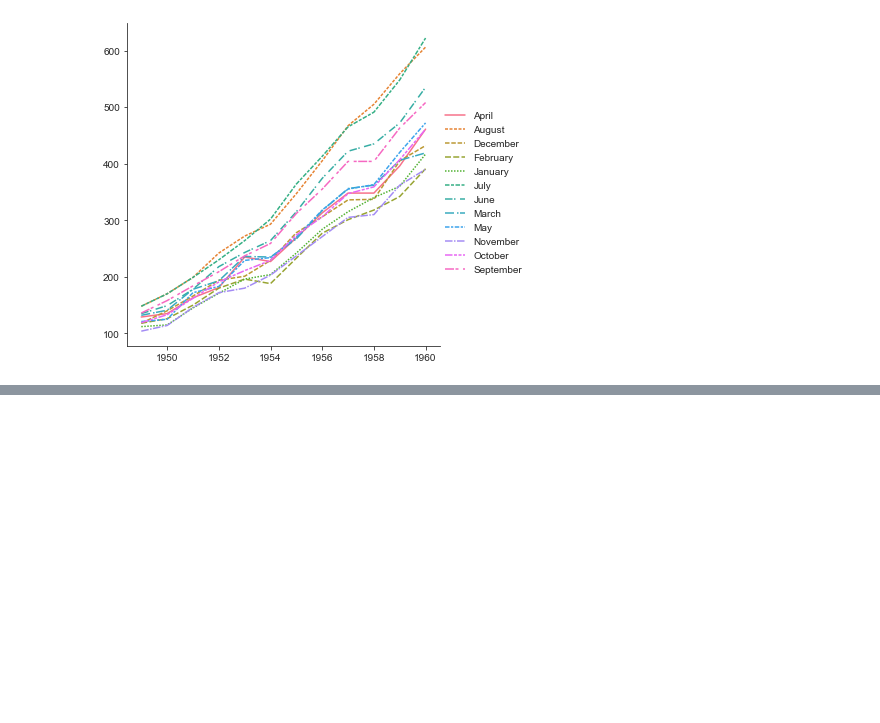
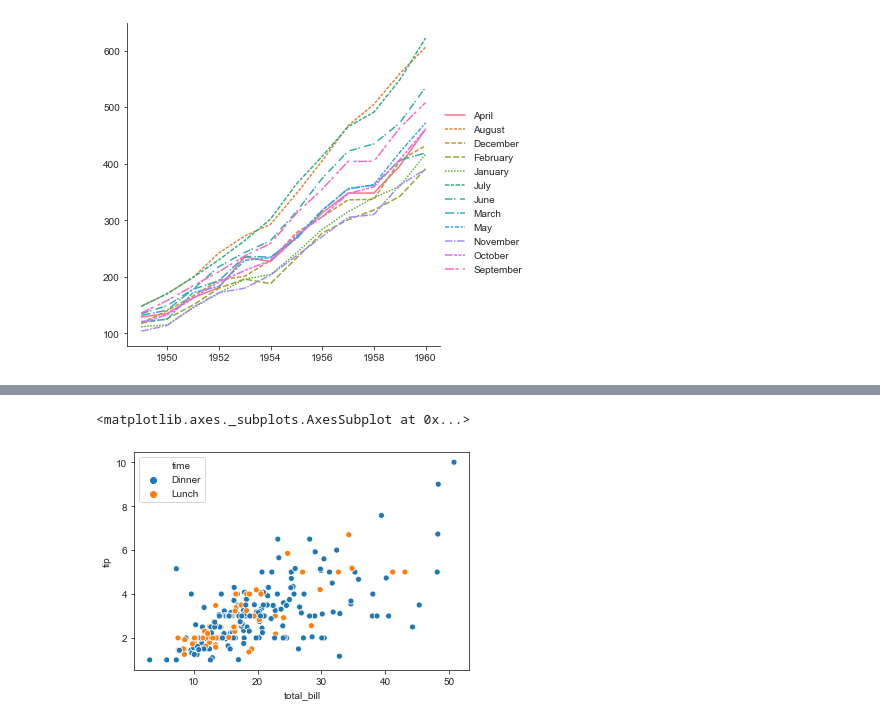
Before and after one commit to Crystal-girl/learning-seaborn, a Jupyter notebook: API Learning.ipynb, the cells around one changed output, grey strips where cells are left out. Saved outputs shown, nothing was run; the diff lists cells and outputs as text; code cells hidden in the pictures; blank space fills up the shorter version.

```diff
--- a/API Learning.ipynb
+++ b/API Learning.ipynb
@@ -254,0 +268,7 @@ sns.relplot(data=flights_wide, dashes=dashes, kind='line') # 针对参考代码
+# %%
+# Assigning a variable to hue will map its levels to the color of the points.
+# 指定参数 hue，根据 hue 的levels 映射散点的颜色。
+sns.scatterplot(data=tips, x='total_bill', y='tip', hue='time')
+# %% [output]
+<matplotlib.axes._subplots.AxesSubplot at 0x...>
+[figure, added]
```
Also changed, not shown: parts of 17 cells of this notebook.
